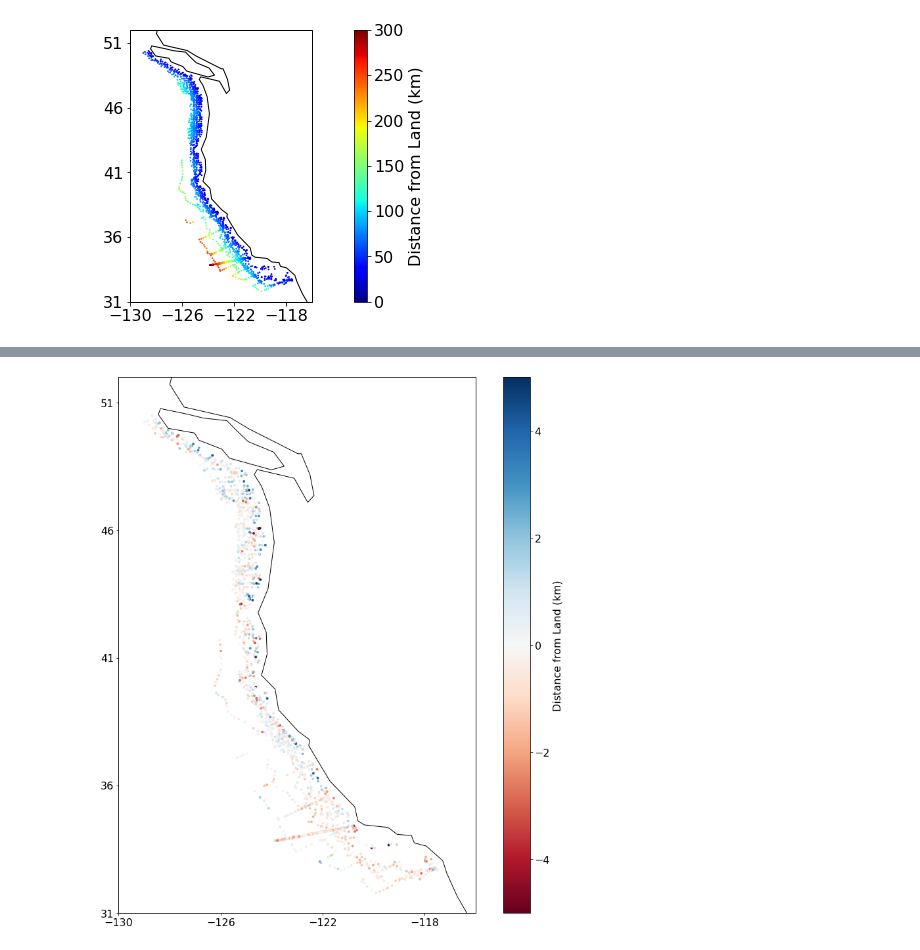
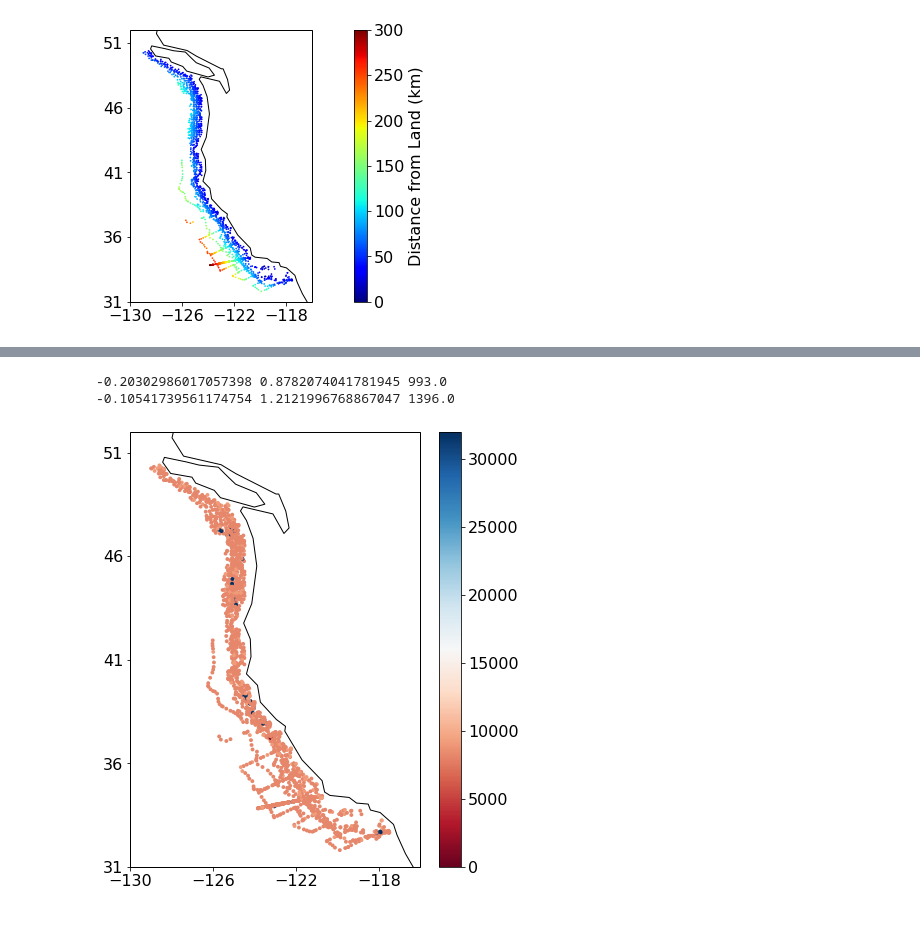
Before and after one commit to cgentemann/salinity, a Jupyter notebook: Image orbital SSS collocations west coast.ipynb, the cells around one changed output, grey strips where cells are left out. Drawn from its saved outputs; the diff is of its cells as text; code cells hidden in the pictures; blank space fills up the shorter version.

Commit message:
update to .py sat collocation

```diff
--- a/Image orbital SSS collocations west coast.ipynb
+++ b/Image orbital SSS collocations west coast.ipynb
@@ -183,7 +183,7 @@ for i in range(len(ds_usv.trajectory)):
     plt.plot(ds.time,ds.lat,'.',color='b',linewidth=3)
     ds=ds_colR.isel(trajectory=i)
     plt.plot(ds.time,ds.lat,'.',color='m')
-    plt.plot([np.datetime64('2019-06-19'),np.datetime64('2019-08-05')],[35,35],'r',linewidth=10) #DATA OUTAGE
+    plt.plot([np.datetime64('2019-06-19'),np.datetime64('2019-07-23')],[35,35],'r',linewidth=10) #DATA OUTAGE
 fig_fname = 'C:/Users/gentemann/Google Drive/f_drive/docs/projects/SSS/figures/west_coast_coll_cruises_timeseriesJPL.png'
 plt.savefig(fig_fname, transparent=False, format='png')
 # %% [output]
@@ -227,0 +248,7 @@ plt.savefig(fig_fname, transparent=False, format='png')
+# %%
+ds = ds_colR.isel(trajectory=6)
+ds = ds.where((ds.dist_land>25) & (ds.SAL_CTD_MEAN>26))
+dif = ds.SAL_CTD_MEAN,ds.SAL_CTD_MEAN-ds.smap_SSS
+plt.subplot(2,1,1)
+plt.scatter(ds.smap_iqc_flag,ds.SAL_CTD_MEAN-ds.smap_SSS,c=ds.dist_land)
+#plt.scatter(ds.dist_land,ds.SAL_CTD_MEAN-ds.smap_SSS,c=ds.dist_land)
@@ -230,21 +260,23 @@ plt.rcParams['figure.figsize'] = (15.0,15.0)
 plt.rcParams.update({'font.size': 16})
 for i in range(13):
     ds = ds_colJ.isel(trajectory=i)
-    ds = ds.where((ds.dist_land>25) & (ds.SAL_CTD_MEAN>26))
+    ds = ds.where((ds.dist_land>25) & (ds.SAL_CTD_MEAN>26) & (ds.smap_iqc_flag<1))
     dif = ds.SAL_CTD_MEAN,ds.SAL_CTD_MEAN-ds.smap_SSS
     plt.subplot(2,1,1)
     plt.scatter(ds.SAL_CTD_MEAN,ds.SAL_CTD_MEAN-ds.smap_SSS,c=ds.dist_land)
     plt.axhline(0)
-plt.text(23,7.5,'JPL',fontsize=22)
+plt.text(27,7.5,'JPL',fontsize=22)
 plt.xlim(26,34),plt.ylim(-10,10),plt.ylabel('$\Delta$Salinity (USV - SMAP) (psu)')
 cb=plt.colorbar(label='Distance from land (km)')
 for i in range(13):
     ds = ds_colR.isel(trajectory=i)
+    #ds = ds.where((ds.smap_iqc_flag<1))
+    ds = ds.where((ds.dist_land>40) & (ds.smap_iqc_flag<10000))
     dif = ds.SAL_CTD_MEAN,ds.SAL_CTD_MEAN-ds.smap_SSS
     plt.subplot(2,1,2)
     plt.axhline(0)
     plt.scatter(ds.SAL_CTD_MEAN,ds.SAL_CTD_MEAN-ds.smap_SSS,c=ds.dist_land)
-plt.text(23,7.5,'RSS',fontsize=22)
+plt.text(27,7.5,'RSS',fontsize=22)
 plt.xlim(26,34),plt.ylim(-10,10),plt.ylabel('$\Delta$Salinity (USV - SMAP) (psu)'),plt.xlabel('USV Salinity (psu)')
 cb=plt.colorbar(label='Distance from land (km)')
 fig_fname = 'C:/Users/gentemann/Google Drive/f_drive/docs/projects/SSS/figures/west_coast_collocations_sal_scatter.png'
@@ -254,19 +323,30 @@ plt.savefig(fig_fname, transparent=False, format='png')
+# %%
+ds=ds_colJ.where((ds_colJ.dist_land>26) & (ds_colJ.SAL_CTD_MEAN>26) & (ds_colJ.smap_iqc_flag<1))
+ds['dif_sal']=ds.SAL_CTD_MEAN-ds.smap_SSS
+print(ds.dif_sal.mean().data,ds.dif_sal.std().data,(ds.dif_sal/ds.dif_sal).sum().data)
+ds=ds_colR.where((ds_colR.dist_land>40) & (ds_colR.smap_iqc_flag<10000))
+ds['dif_sal']=ds.SAL_CTD_MEAN-ds.smap_SSS
+print(ds.dif_sal.mean().data,ds.dif_sal.std().data,(ds.dif_sal/ds.dif_sal).sum().data)
+# %% [output]
+-0.20302986017057398 0.8782074041781945 993.0
+-0.10541739561174754 1.2121996768867047 1396.0
 # %%
+plt.rcParams['figure.figsize'] = (15.0,8.0)
+plt.rcParams.update({'font.size': 16})
+
 for i in range(13):
-    ds=ds_colJ.isel(trajectory=i)
-    ds = ds.where(ds.dist_land>25)
-    ax = plt.axes(projection=ccrs.PlateCarree())
-    cs1 = ax.scatter(ds.lon, ds.lat, s=15.0, c=ds.SAL_CTD_MEAN-ds.smap_SSS, edgecolor='none', cmap='RdBu',vmin=-5,vmax=5)
+    ds=ds_colR.isel(trajectory=i)
+    #ds = ds.where((ds.SAL_CTD_MEAN>26) & (ds.smap_iqc_flag<1))
+#    ds = ds.where((ds.dist_land>25) & (ds.SAL_CTD_MEAN>26) & (ds.smap_iqc_flag<1))
+    ax = plt.subplot(121,projection=ccrs.PlateCarree())
+    cs1 = ax.scatter(ds.lon, ds.lat, s=15.0, c=ds.smap_iqc_flag, edgecolor='none', cmap='RdBu',vmin=0,vmax=32000)
 ax.coastlines()
 #cs1.set_fontsize(16)
 x1,x2,y1,y2 = -130,-116,31,52
 ax.set_xlim(x1,x2)
 ax.set_ylim(y1,y2)
 ax.set_xticks(np.arange(x1,x2,4))
 ax.set_yticks(np.arange(y1,y2,5))
 cax = plt.colorbar(cs1)
-cax.set_label('Distance from Land (km)',fontsize=16)
-fig_fname = 'C:/Users/gentemann/Google Drive/f_drive/docs/projects/SSS/figures/west_coast_collocations_sal_difJPL.png'
-plt.savefig(fig_fname, transparent=False, format='png')
 # %% [output]
-[figure, old version]
+[figure, new version]
```
Also changed, not shown: parts of 13 cells of this notebook, 3 other files.
